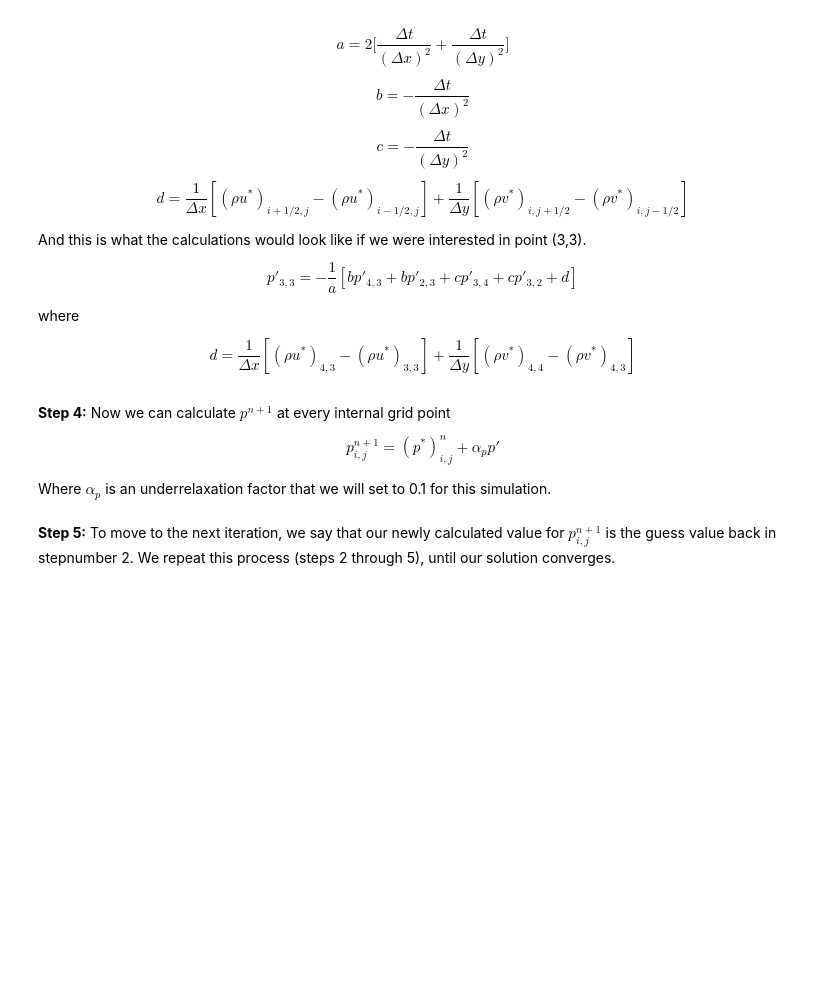
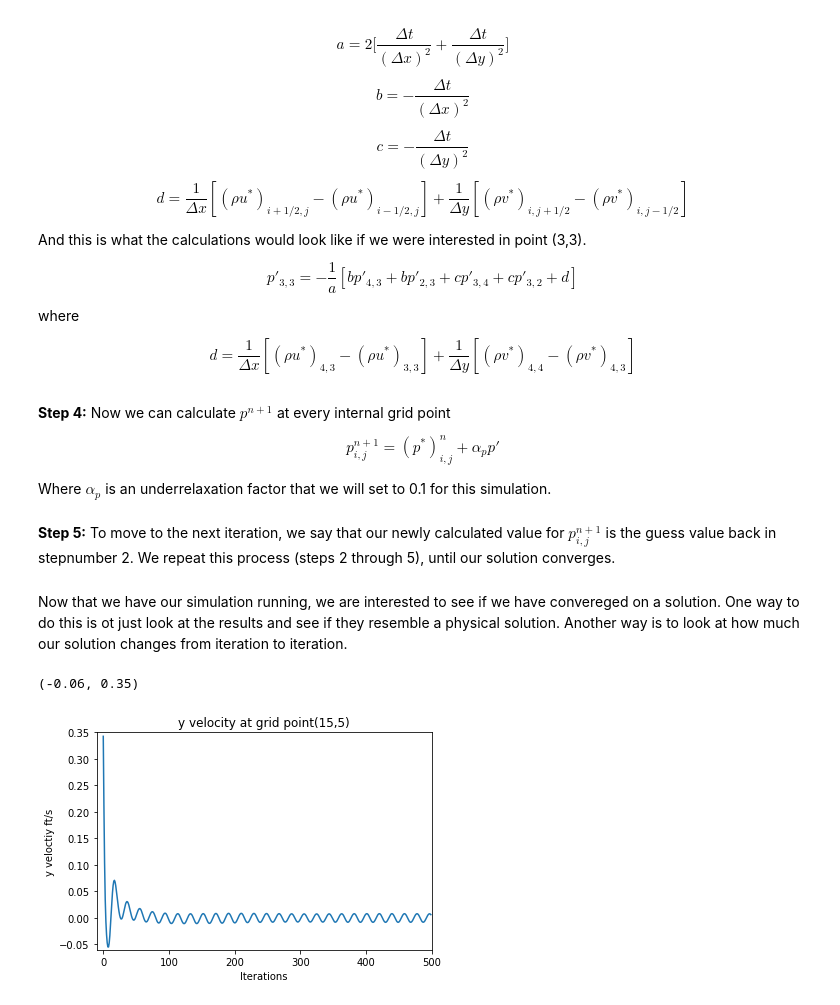
Before and after one commit to bjreddish/CFD, a Jupyter notebook: couette/CouetteFlow_PC.ipynb, the cells around one changed output. Cells and saved outputs as stored; diff of their text form; code cells hidden in the pictures; blank space fills up the shorter version.

```diff
--- a/couette/CouetteFlow_PC.ipynb
+++ b/couette/CouetteFlow_PC.ipynb
@@ -315,0 +319,12 @@ p,rhou,rhov,u,v,pPrime = main(200)
+# %% [markdown]
+Now that we have our simulation running, we are interested to see if we have convereged on a solution. One way to do this is ot just look at the results and see if they resemble a physical solution. Another way is to look at how much our solution changes from iteration to iteration.
+# %%
+plt.plot(residual)
+plt.title('y velocity at grid point(15,5)')
+plt.xlabel('Iterations')
+plt.ylabel('y veloctiy ft/s')
+plt.xlim([-10,500])
+plt.ylim([-0.06,0.35])
+# %% [output]
+(-0.06, 0.35)
+[figure, added]
```
Also changed, not shown: parts of 8 cells of this notebook.
